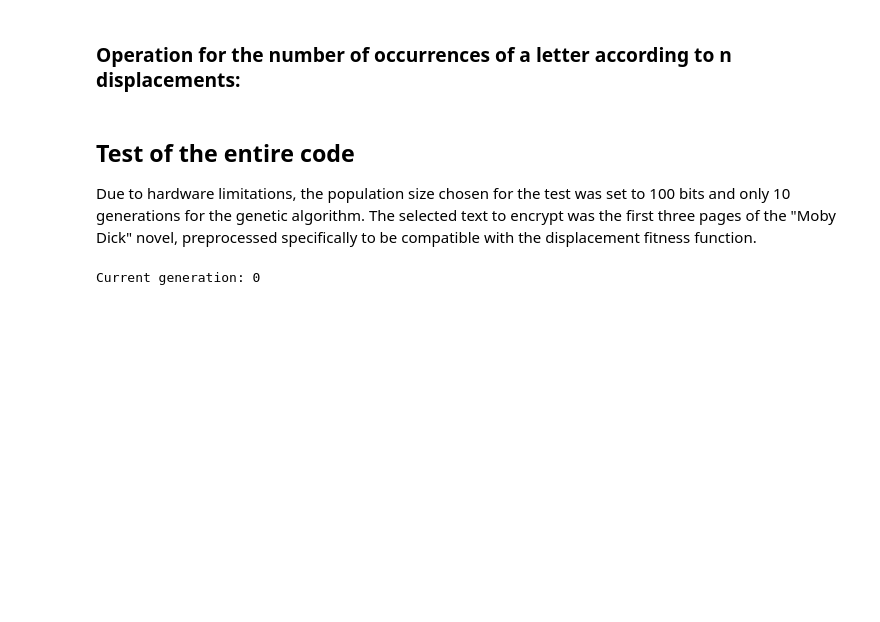
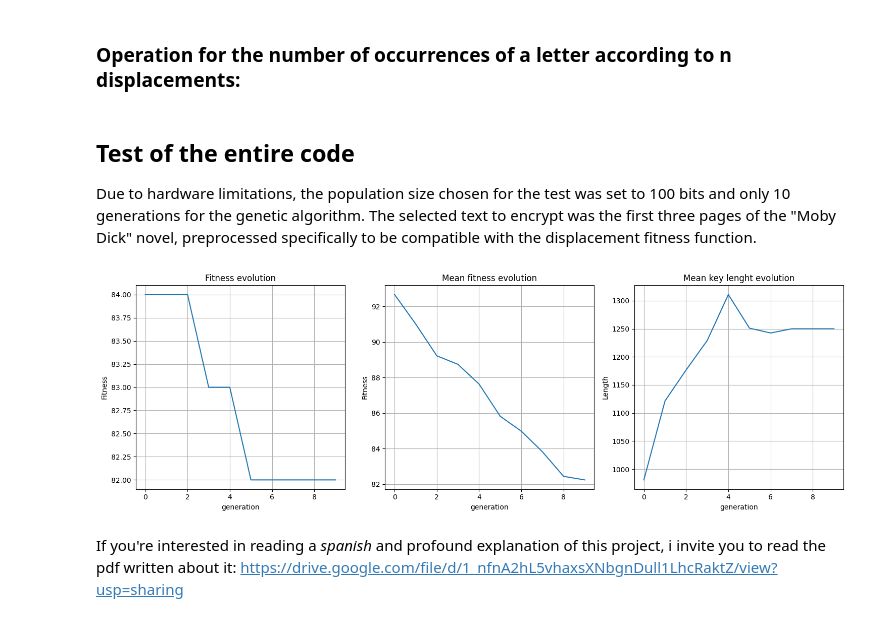
Before and after one commit to giulia-lm/Evolutive-encryption, a Jupyter notebook: Evolutive-encryption/GA_vigenere.ipynb, the cells around one changed output. Drawn from its saved outputs; the diff is of its cells as text; code cells hidden in the pictures; blank space fills up the shorter version.

```diff
--- a/Evolutive-encryption/GA_vigenere.ipynb
+++ b/Evolutive-encryption/GA_vigenere.ipynb
@@ -94,12 +93,12 @@ def displacements(text, n):
     return moved_texts
 
 def matches(text, n):
-    desplazamientos = displacements(text, n)
+    displacement = displacements(text, n)
     match = np.zeros(len(text), dtype=int)
 
     for i in range(len(text)):
-        columna = desplazamientos[:, i]
-        cunique, counts = np.unique(columna, return_counts=True)
+        column = displacement[:, i]
+        cunique, counts = np.unique(column, return_counts=True)
         match[i] = np.max(counts)
     return max(match)
 # %%
@@ -225,7 +196,7 @@ def visualizations(n_generations, fitness_evolution, average_fitness_evolution,
 ## Test of the entire code
 Due to hardware limitations, the population size chosen for the test was set to 100 bits and only 10 generations for the genetic algorithm. The selected text to encrypt was the first three pages of the "Moby Dick" novel, preprocessed specifically to be compatible with the displacement fitness function.
 # %%
-from text_utils import process
+from utils import process, visualize
 
 text = process("mobydick.txt")
 population_size = 100
@@ -235,7 +206,9 @@ n_generations = 10
 ga = GeneticAlgorithm(text, population_size, n_generations)
 ga.initialize_population()
 fitness_evolution, average_fitness_evolution, key_length_evolution = ga.run()
-
-visualizations(n_generations, fitness_evolution, average_fitness_evolution, key_length_evolution)
-# %% [output]
-Current generation: 0
+# %%
+visualize(n_generations, fitness_evolution, average_fitness_evolution, key_length_evolution)
+# %% [output]
+[figure, added]
+# %% [markdown]
+If you're interested in reading a *spanish* and profound explanation of this project, i invite you to read the pdf written about it: https://drive.google.com/file/d/1_nfnA2hL5vhaxsXNbgnDull1LhcRaktZ/view?usp=sharing
```
Also changed, not shown: parts of 4 cells of this notebook, 9 other files.
